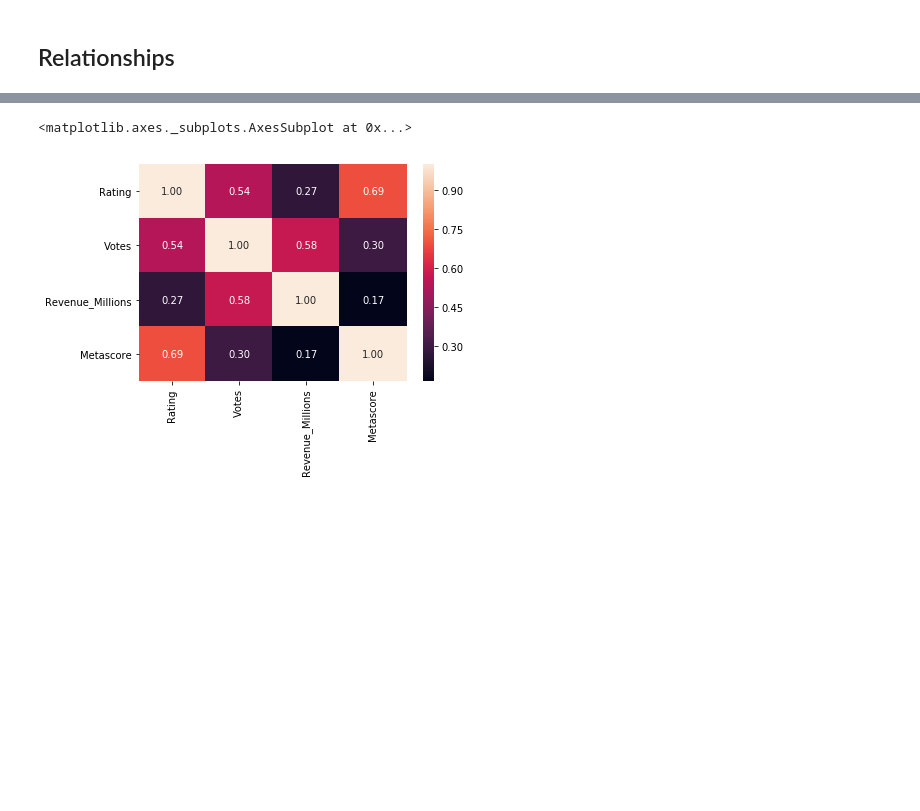
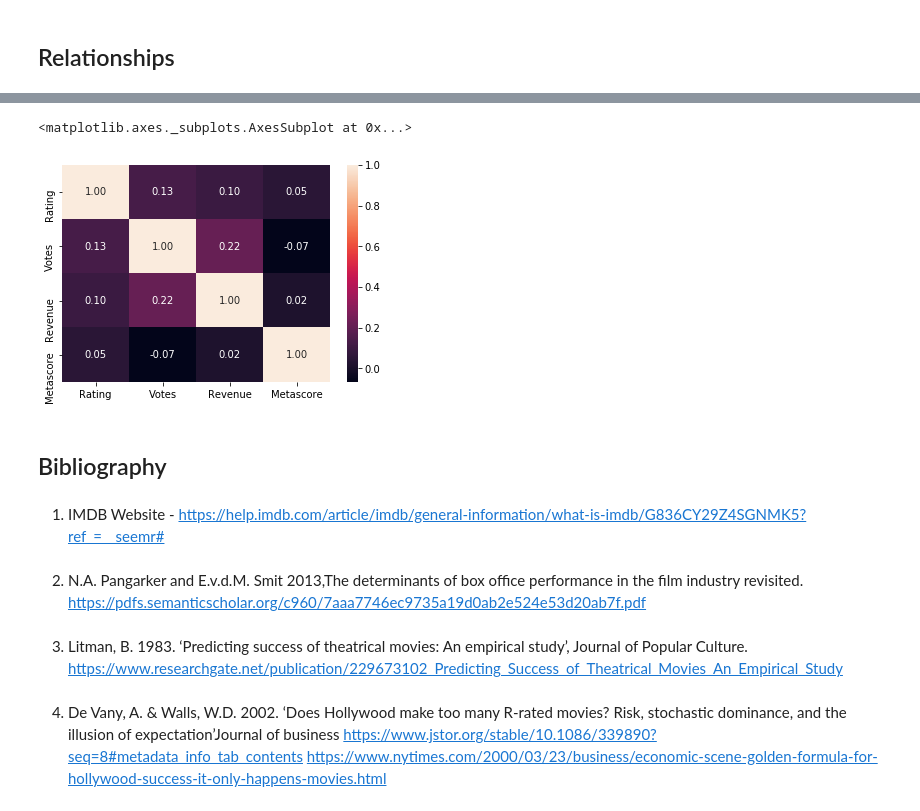
Before and after one commit to donalcarr/DC_Real-World-Simulation, a Jupyter notebook: Project 2018 - Simulation Movies.ipynb, the cells around one changed output, grey strips where cells are left out. Saved outputs shown, nothing was run; the diff lists cells and outputs as text; code cells hidden in the pictures; blank space fills up the shorter version.

Commit message:
further developed introduction and previous research

```diff
--- a/Project 2018 - Simulation Movies.ipynb
+++ b/Project 2018 - Simulation Movies.ipynb
@@ -253,5 +293,20 @@ df32
 # %%
-sns.heatmap(moviedf.corr(), annot=True, fmt=".2f")
+sns.heatmap(SimData.corr(), annot=True, fmt=".2f")
 # %% [output]
 <matplotlib.axes._subplots.AxesSubplot at 0x...>
-[figure, old version]
+[figure, new version]
+# %% [markdown]
+## Bibliography
+# %% [markdown]
+1. IMDB Website - https://help.imdb.com/article/imdb/general-information/what-is-imdb/G836CY29Z4SGNMK5?ref_=__seemr#
+# %% [markdown]
+2. N.A. Pangarker and E.v.d.M. Smit 2013,The determinants of box office performance in the film industry revisited.
+   https://pdfs.semanticscholar.org/c960/7aaa7746ec9735a19d0ab2e524e53d20ab7f.pdf
+# %% [markdown]
+3. Litman, B. 1983. ‘Predicting success of theatrical movies: An empirical study’, Journal of Popular Culture.
+   https://www.researchgate.net/publication/229673102_Predicting_Success_of_Theatrical_Movies_An_Empirical_Study
+# %% [markdown]
+4. De Vany, A. & Walls, W.D. 2002. ‘Does Hollywood make too many R-rated movies? Risk, stochastic dominance, and
+the illusion of expectation’Journal of business
+   https://www.jstor.org/stable/10.1086/339890?seq=8#metadata_info_tab_contents
+   https://www.nytimes.com/2000/03/23/business/economic-scene-golden-formula-for-hollywood-success-it-only-happens-movies.html
```
Also changed, not shown: parts of 23 cells of this notebook.
